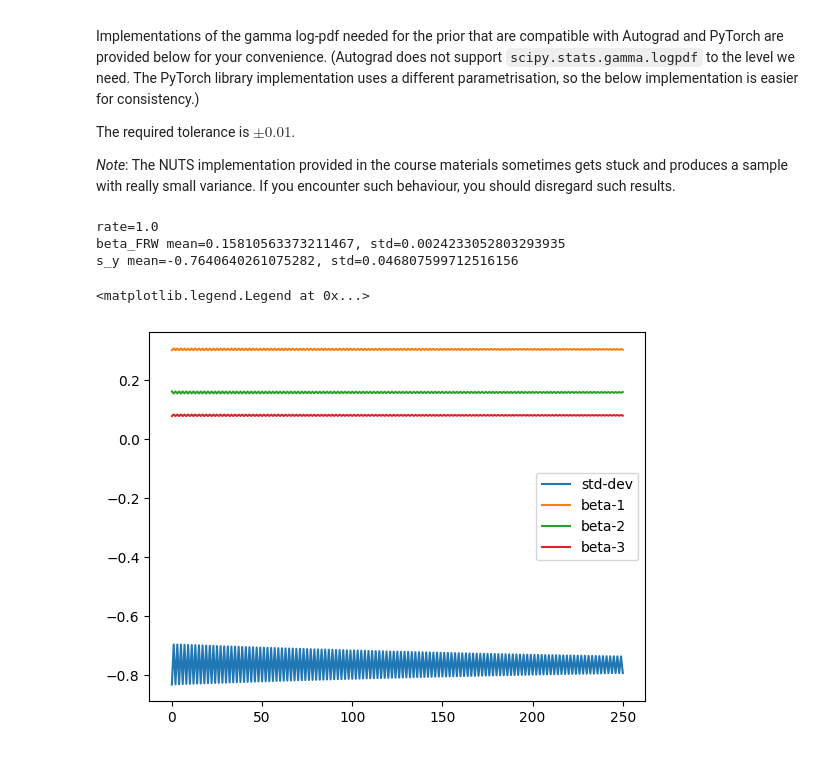
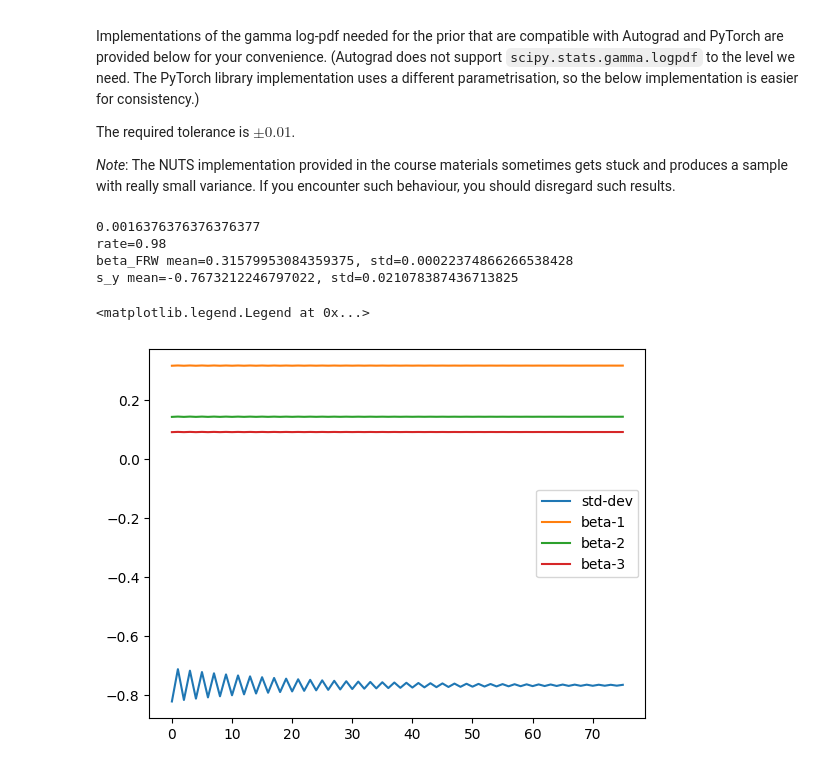
Before and after one commit to alexjilkin/comp-stats, a Jupyter notebook: Week6.ipynb, the cells around one changed output. Cells and saved outputs as stored; diff of their text form; code cells hidden in the pictures.

```diff
--- a/Week6.ipynb
+++ b/Week6.ipynb
@@ -178,21 +178,21 @@ def NUTS():
     theta_i, r_i = theta_0.copy(), r_0.copy()
     samples = [(theta_i, r_i)]
 
-    for j in range(1, 100):
+    for j in range(1, 200):
         L = 2**(j-1)
         theta_i_p_1, r_i_p_1 = leapfrog(theta_i, r_i, eps, L)
-        samples.append((theta_i_p_1, r_i))
+        samples.append((theta_i_p_1, r_i_p_1))
         if(np.dot(theta_i_p_1 - theta_i, r_i) < 0 or np.dot(theta_i_p_1 - theta_i, r_i_p_1) < 0):
             return j, theta_i_p_1, samples
 
         theta_i, r_i = theta_i_p_1, r_i_p_1
 
 
-i, theta_t, samples = NUTS()
-print(f'(1,2) i={i} distance={np.linalg.norm(theta_0-theta_t)}')
+j, theta_t, samples = NUTS()
+print(f'(1,2) j={j} distance={np.linalg.norm(theta_0-theta_t)}')
 
 u = 0.98*np.exp(-H(theta_0, r_0))
 
-accepted_samples = [(theta) for theta, r in samples if u <= np.exp(-H(theta, r))]
+accepted_samples = [theta for theta, r in samples if u <= np.exp(-H(theta, r))]
 print(accepted_samples)
 # %% [output]
@@ -272,11 +272,6 @@ def log_likelihood(beta, s_y, xs, ys):
 
     return ll
 
-# def log_prior(beta, s_y):
-#     beta_prior = -0.5 * np.sum(beta**2 / 4)  # given normal priors for beta with mean=0 and variance=2^2=4
-#     sy_prior = gamma_logpdf(np.exp(s_y), k=10, theta=0.1)  # given gamma prior for sigma_y
-#     return beta_prior + sy_prior
-
 # Target
 def log_posterior(params, xs, ys):
     beta, s_y = params[:-1], params[-1] # first 3 is beta, and the last is std-dev if y
@@ -301,41 +296,44 @@ def leapfrog(params, r, epsilon, L):
 
 def mcmc_hmc(N, L, eps, params_0):
     theta_i = params_0.copy()
-    r_i = np.random.normal(size=4)
+    r_i = np.array([0.1, 0.1, 0.1, 0.1])
     samples = [theta_i]
     rate = 0
     for _ in range(N):
         theta_i_p1, r_i_p_1 = leapfrog(theta_i, r_i, eps, L)
 
         H_i = H(theta_i, r_i)
         H_i_p_1 = H(theta_i_p1, r_i_p_1)
 
         a = np.exp(H_i - H_i_p_1)
 
         if np.random.uniform() < a:
             theta_i = theta_i_p1
             rate +=1
 
         samples.append(theta_i)
 
     print(f'rate={rate/N}')
     return theta_i,samples
 
-params, samples = mcmc_hmc(1000, 40, 0.0015, np.array([1, 1, 1, 0.01]))
+# for eps in np.linspace(0.001, 0.05, 1000):
+print(eps)
+params, samples = mcmc_hmc(200, 40, 0.0016376376376376377, np.array([1, 1, 1, -0.7]))
 samples = np.array(samples)[len(samples)//2:]
 plt.plot(range(len(samples)), samples[:,3], label="std-dev")
 
 plt.plot(range(len(samples)), samples[:,0], label="beta-1")
 plt.plot(range(len(samples)), samples[:,1], label="beta-2")
 plt.plot(range(len(samples)), samples[:,2], label="beta-3")
 
-print(f'beta_FRW mean={np.mean(samples[:,1])}, std={np.std(samples[:,1])}')
-print(f's_y mean={np.mean(samples[:,-1])}, std={np.std(samples[:,-1])}')
+print(f'beta_FRW mean={np.mean(samples[:,0])}, std={np.std(samples[:,0])}')
+print(f's_y mean={np.mean(samples[:,3])}, std={np.std(samples[:,3])}')
 
 plt.legend()
 # %% [output]
-rate=1.0
-beta_FRW mean=0.15810563373211467, std=0.0024233052803293935
-s_y mean=-0.7640640261075282, std=0.046807599712516156
+0.0016376376376376377
+rate=0.98
+beta_FRW mean=0.31579953084359375, std=0.00022374866266538428
+s_y mean=-0.7673212246797022, std=0.021078387436713825
 <matplotlib.legend.Legend at 0x...>
-[figure, old version]
+[figure, new version]
```
Also changed, not shown: parts of 2 cells of this notebook.
